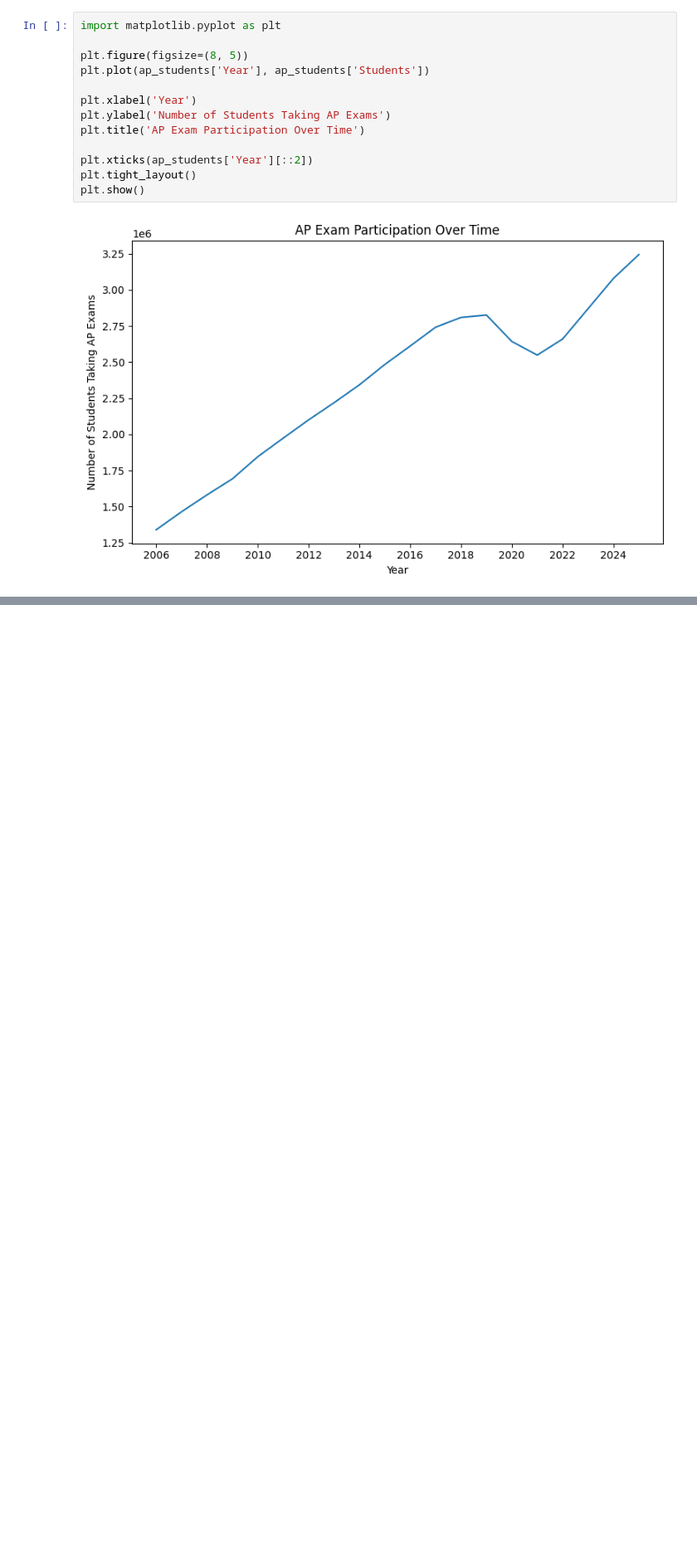
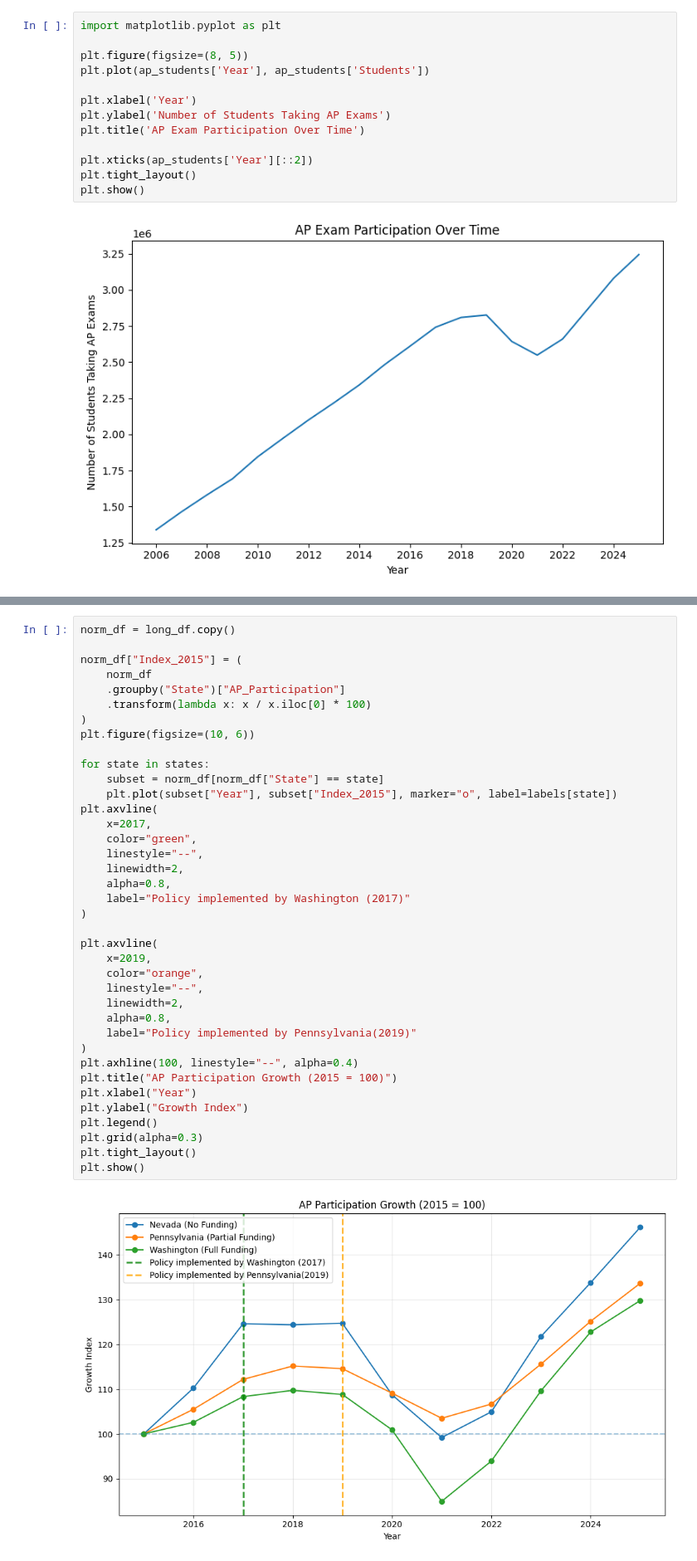
Before and after one commit to JWanderer73/AP-subsidies-Analysis, a Jupyter notebook: time_series.ipynb, the cells around one changed output, grey strips where cells are left out. Shown at 83% size. Cells and saved outputs as stored; diff of their text form; blank space fills up the shorter version.

```diff
--- a/time_series.ipynb
+++ b/time_series.ipynb
@@ -96,0 +194,40 @@ plt.show()
+# %%
+norm_df = long_df.copy()
+
+norm_df["Index_2015"] = (
+    norm_df
+    .groupby("State")["AP_Participation"]
+    .transform(lambda x: x / x.iloc[0] * 100)
+)
+plt.figure(figsize=(10, 6))
+
+for state in states:
+    subset = norm_df[norm_df["State"] == state]
+    plt.plot(subset["Year"], subset["Index_2015"], marker="o", label=labels[state])
+plt.axvline(
+    x=2017,
+    color="green",
+    linestyle="--",
+    linewidth=2,
+    alpha=0.8,
+    label="Policy implemented by Washington (2017)"
+)
+
+plt.axvline(
+    x=2019,
+    color="orange",
+    linestyle="--",
+    linewidth=2,
+    alpha=0.8,
+    label="Policy implemented by Pennsylvania(2019)"
+)
+plt.axhline(100, linestyle="--", alpha=0.4)
+plt.title("AP Participation Growth (2015 = 100)")
+plt.xlabel("Year")
+plt.ylabel("Growth Index")
+plt.legend()
+plt.grid(alpha=0.3)
+plt.tight_layout()
+plt.show()
+# %% [output]
+[figure, added]
```
Also changed, not shown: parts of 5 cells of this notebook.
